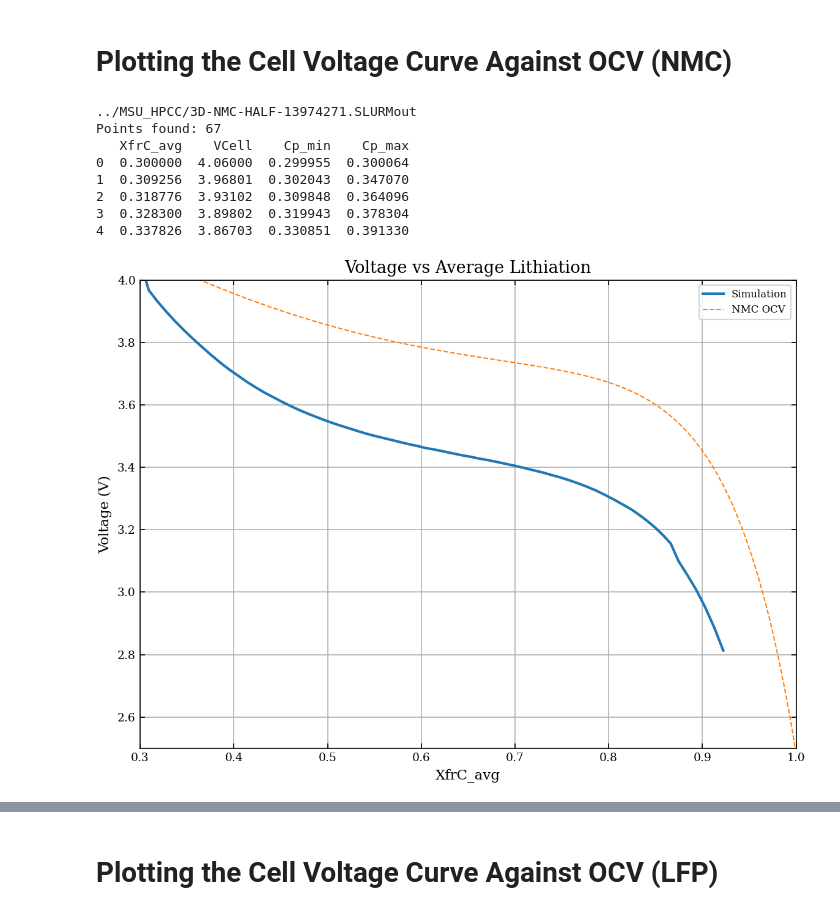
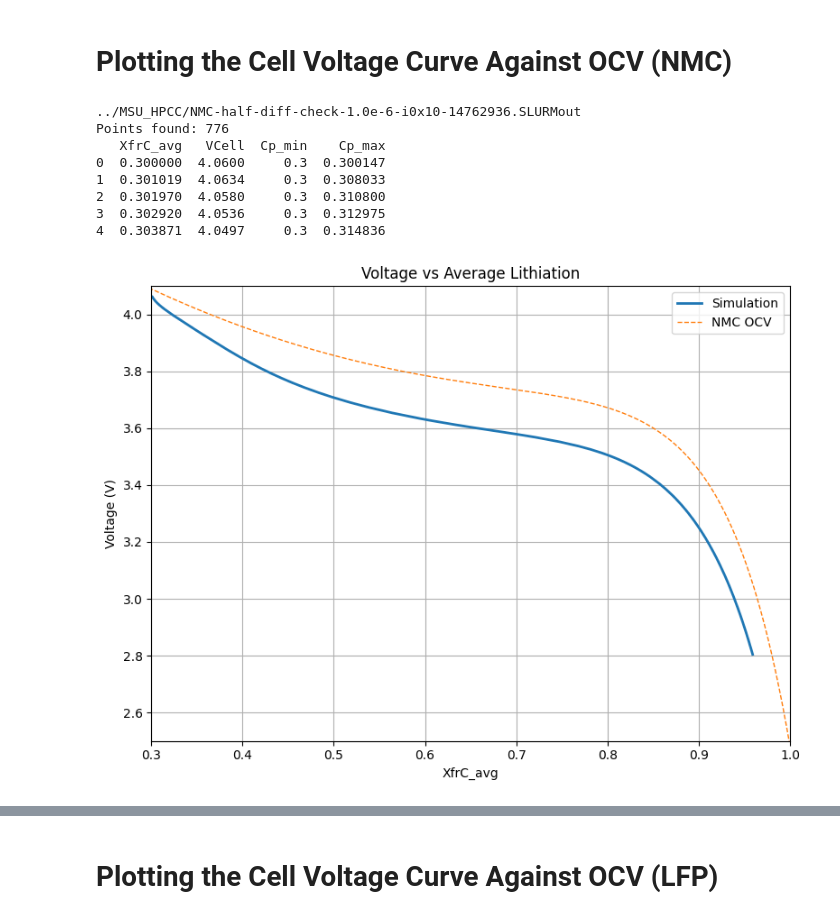
Before and after one commit to HCY-Group/BESFEM, a Jupyter notebook: plotting/OCV_CellVoltage.ipynb, the cells around one changed output, grey strips where cells are left out. Cells and saved outputs as stored; diff of their text form; code cells hidden in the pictures.

```diff
--- a/plotting/OCV_CellVoltage.ipynb
+++ b/plotting/OCV_CellVoltage.ipynb
@@ -158,7 +158,7 @@ def load_data(file_path):
 # ============================================================
 
 df1 = load_data(
-    "../MSU_HPCC/3D-NMC-HALF-13974271.SLURMout"
+    "../MSU_HPCC/NMC-half-diff-check-1.0e-6-i0x10-14762936.SLURMout"
 )
 
 # ============================================================
@@ -182,43 +182,43 @@ df1["ocv"] = ocv_function(df1["XfrC_avg"])
 # ============================================================
 # PLOT 1: VOLTAGE VS AVERAGE LITHIATION
 # ============================================================
 
 plt.figure(figsize=(8, 6))
 
 plt.plot(
     df1["XfrC_avg"],
     df1["VCell"],
     linewidth=2,
     label="Simulation"
 )
 
 plt.plot(
     c_vals,
     ocv_vals,
     "--",
     linewidth=1,
     label="NMC OCV"
 )
 
 plt.xlabel("XfrC_avg")
 plt.ylabel("Voltage (V)")
 plt.xlim(0.3, 1.0)
-plt.ylim(2.5, 4.0)
+plt.ylim(2.5, 4.1)
 plt.title("Voltage vs Average Lithiation")
 plt.grid(True)
 plt.legend()
 plt.tight_layout()
 plt.show()
 # %% [output]
-../MSU_HPCC/3D-NMC-HALF-13974271.SLURMout
-Points found: 67
-   XfrC_avg    VCell    Cp_min    Cp_max
-0  0.300000  4.06000  0.299955  0.300064
-1  0.309256  3.96801  0.302043  0.347070
-2  0.318776  3.93102  0.309848  0.364096
-3  0.328300  3.89802  0.319943  0.378304
-4  0.337826  3.86703  0.330851  0.391330
+../MSU_HPCC/NMC-half-diff-check-1.0e-6-i0x10-14762936.SLURMout
+Points found: 776
+   XfrC_avg   VCell  Cp_min    Cp_max
+0  0.300000  4.0600     0.3  0.300147
+1  0.301019  4.0634     0.3  0.308033
+2  0.301970  4.0580     0.3  0.310800
+3  0.302920  4.0536     0.3  0.312975
+4  0.303871  4.0497     0.3  0.314836
-[figure, old version]
+[figure, new version]
 # %%
 # ============================================================
 # PUBLICATION-QUALITY SETTINGS
```
Also changed, not shown: parts of 6 cells of this notebook, 13 other files.
